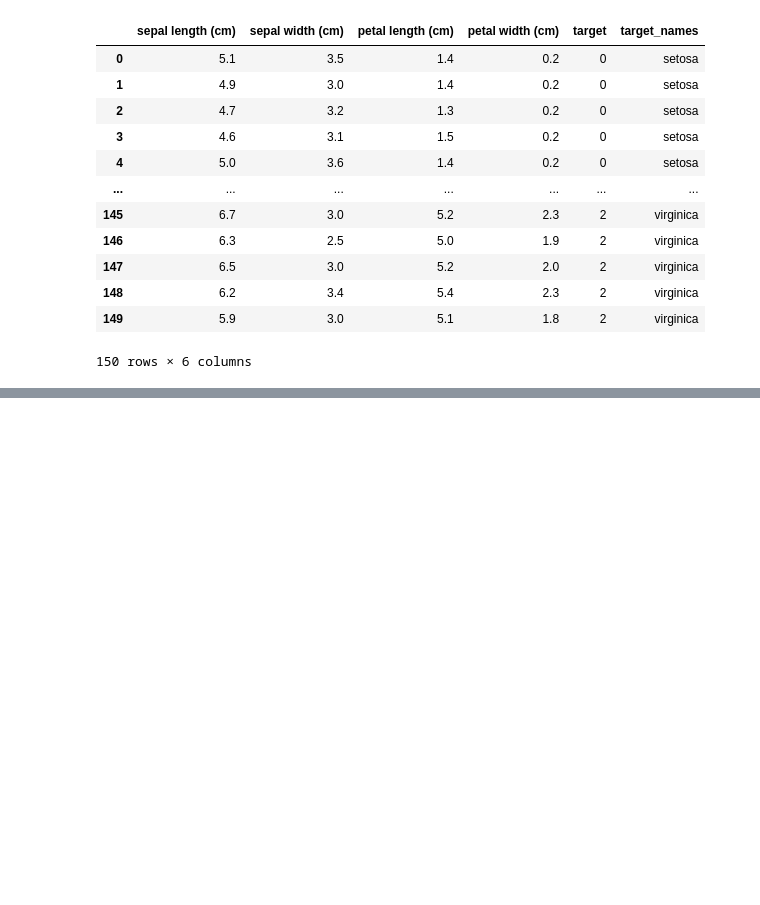
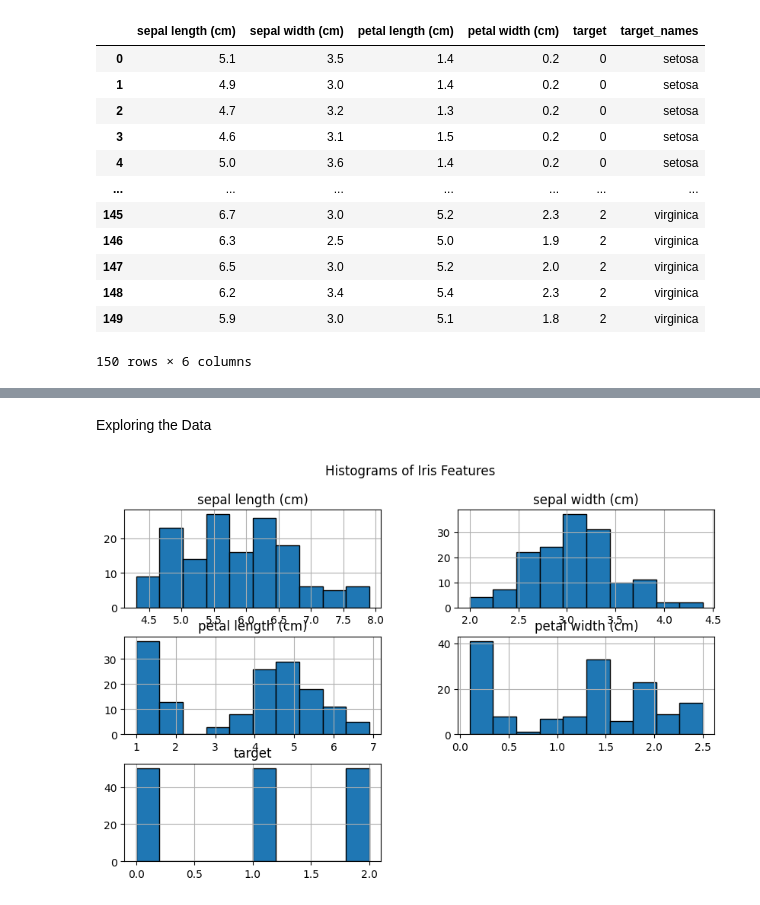
Before and after one commit to akilamunasinghe4-cmyk/ML-projects, a Jupyter notebook: Iris Dataset Analysis/Iris Flower.ipynb, the cells around one changed output, grey strips where cells are left out. Drawn from its saved outputs; the diff is of its cells as text; code cells hidden in the pictures; blank space fills up the shorter version.

```diff
--- a/Iris Dataset Analysis/Iris Flower.ipynb
+++ b/Iris Dataset Analysis/Iris Flower.ipynb
@@ -29,0 +81,9 @@ data
+# %% [markdown]
+Exploring the Data
+# %%
+#histograms
+data.hist(edgecolor='black', figsize=(10, 6))
+plt.suptitle('Histograms of Iris Features')
+plt.show()
+# %% [output]
+[figure, added]
```
Also changed, not shown: parts of 12 cells of this notebook.
